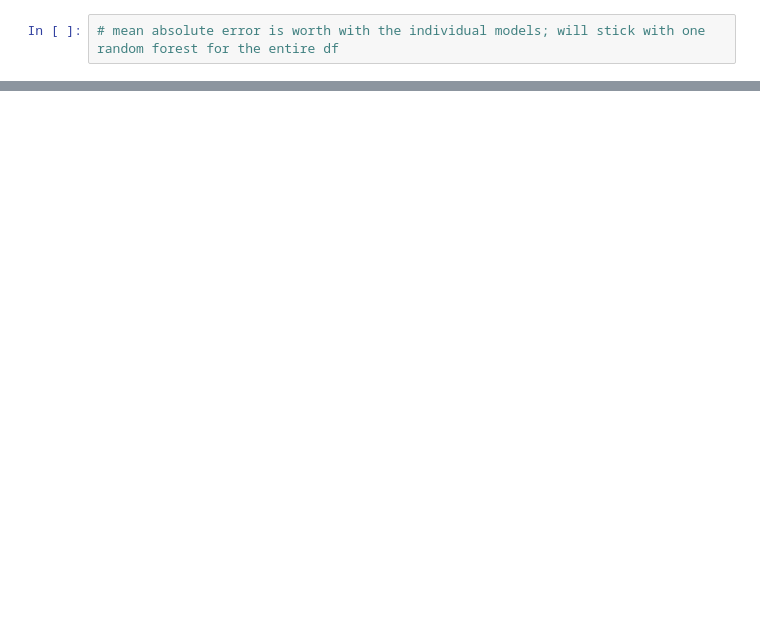
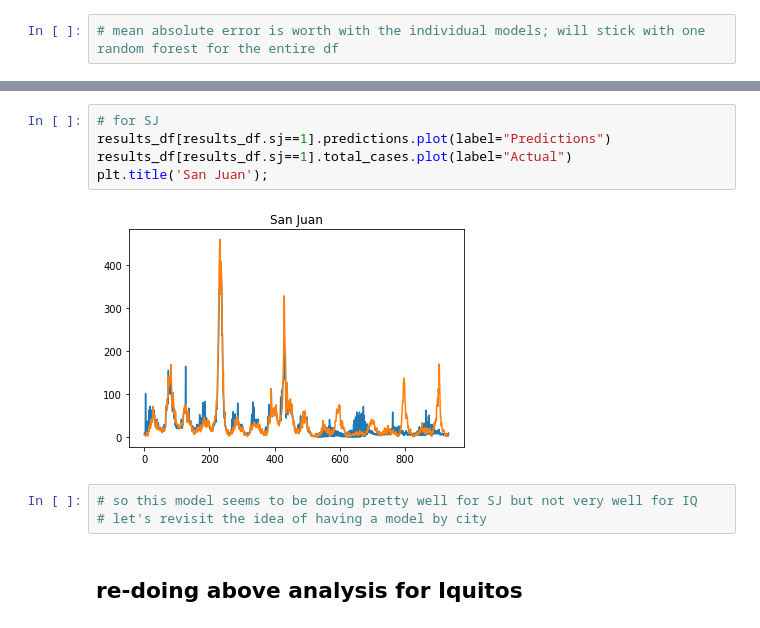
Before and after one commit to ejm714/driven_data_dengai, a Jupyter notebook: notebooks/2-miller-modeling.ipynb, the cells around one changed output, grey strips where cells are left out. Drawn from its saved outputs; the diff is of its cells as text; blank space fills up the shorter version.

```diff
--- a/notebooks/2-miller-modeling.ipynb
+++ b/notebooks/2-miller-modeling.ipynb
@@ -113,0 +211,12 @@ Mean absolute error: 15.435697940503431
+# %%
+# for SJ
+results_df[results_df.sj==1].predictions.plot(label="Predictions")
+results_df[results_df.sj==1].total_cases.plot(label="Actual")
+plt.title('San Juan');
+# %% [output]
+[figure, added]
+# %%
+# so this model seems to be doing pretty well for SJ but not very well for IQ
+# let's revisit the idea of having a model by city
+# %% [markdown]
+## re-doing above analysis for Iquitos
```
Also changed, not shown: parts of 44 cells of this notebook.
